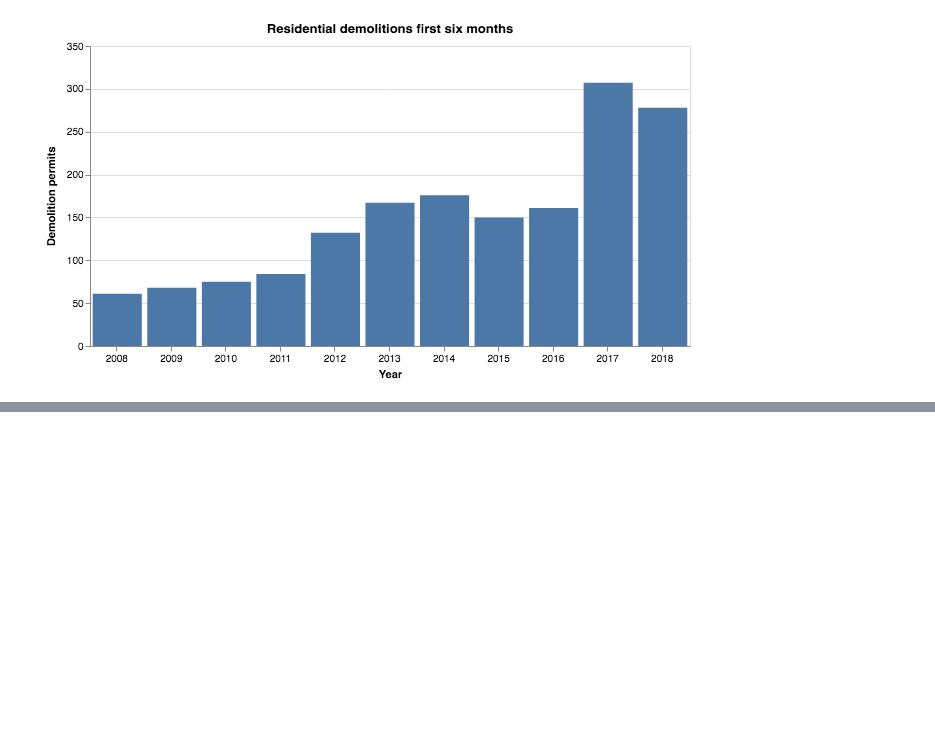
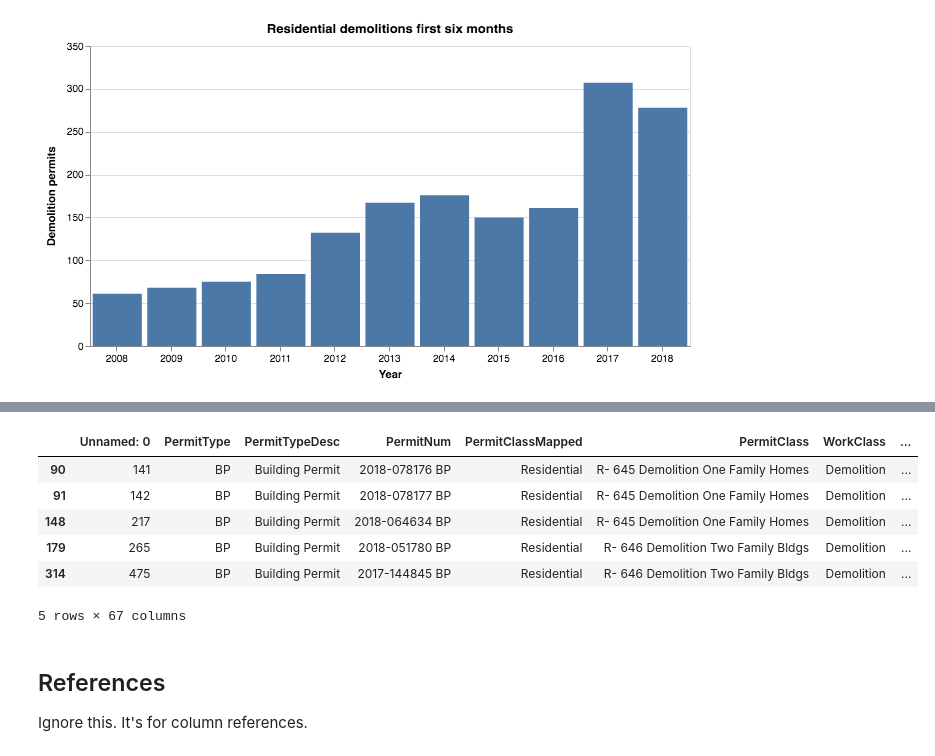
Before and after one commit to swkasica/demolitions, a Jupyter notebook: notebooks/02_Analysis_Full_demos.ipynb, the cells around one changed output, grey strips where cells are left out. Drawn from its saved outputs; the diff is of its cells as text; code cells hidden in the pictures; blank space fills up the shorter version.

```diff
--- a/notebooks/02_Analysis_Full_demos.ipynb
+++ b/notebooks/02_Analysis_Full_demos.ipynb
@@ -107,3 +205,17 @@ alt.Chart(six_months_data.reset_index(), title="Residential demolitions first si
+# %%
+permits_78744 = demolitions[demolitions['OriginalZip'] == '78744']
+permits_78744.head()
+# %% [output]
+|  | Unnamed: 0 | PermitType | PermitTypeDesc | PermitNum | PermitClassMapped | PermitClass | WorkClass | ... |
+| 90 | 141 | BP | Building Permit | 2018-078176 BP | Residential | R- 645 Demolition One Family Homes | Demolition | ... |
+| 91 | 142 | BP | Building Permit | 2018-078177 BP | Residential | R- 645 Demolition One Family Homes | Demolition | ... |
+| 148 | 217 | BP | Building Permit | 2018-064634 BP | Residential | R- 645 Demolition One Family Homes | Demolition | ... |
+| 179 | 265 | BP | Building Permit | 2018-051780 BP | Residential | R- 646 Demolition Two Family Bldgs | Demolition | ... |
+| 314 | 475 | BP | Building Permit | 2017-144845 BP | Residential | R- 646 Demolition Two Family Bldgs | Demolition | ... |
+5 rows × 67 columns
+# %% [markdown]
+## References
+Ignore this. It's for column references.
 # %%
 demolitions.info()
 # %% [output]
```
Also changed, not shown: parts of 16 cells of this notebook.
